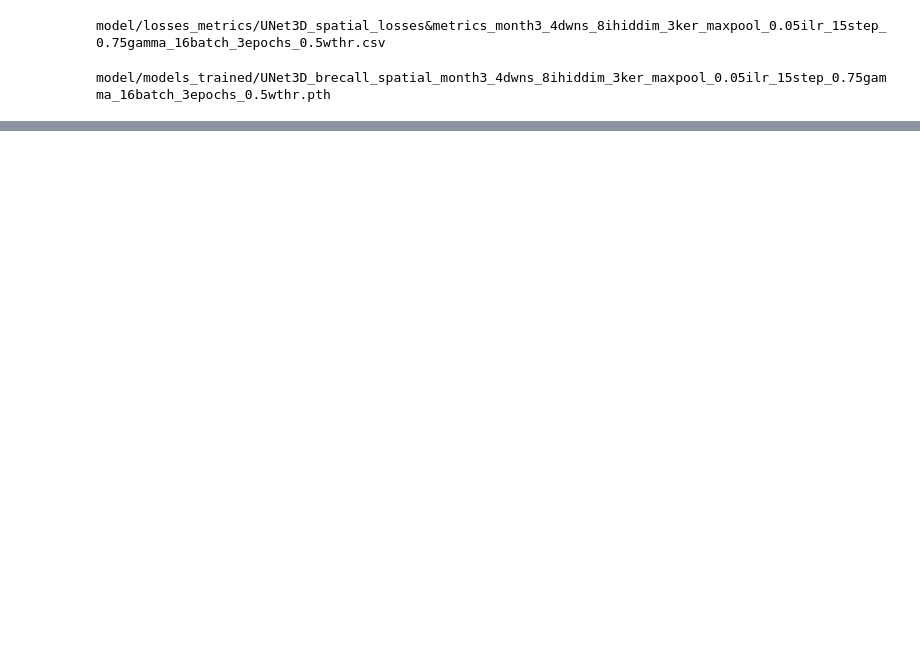
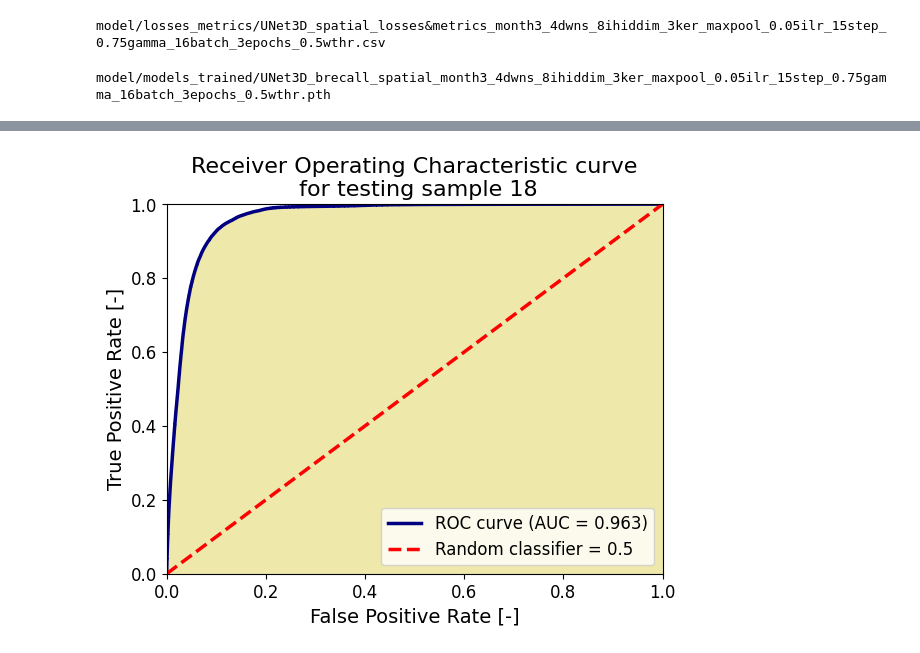
Before and after one commit to guin0x/aiaiaik-ramba, a Jupyter notebook: notebook.ipynb, the cells around one changed output, grey strips where cells are left out. Drawn from its saved outputs; the diff is of its cells as text; code cells hidden in the pictures; blank space fills up the shorter version.

```diff
--- a/notebook.ipynb
+++ b/notebook.ipynb
@@ -257,0 +259,4 @@ NameError: name 'single_roc_curve' is not defined
+# %%
+single_roc_curve(model_recall, test_set, sample=18, device=device);
+# %% [output]
+[figure, added]
```
Also changed, not shown: parts of 13 cells of this notebook.
